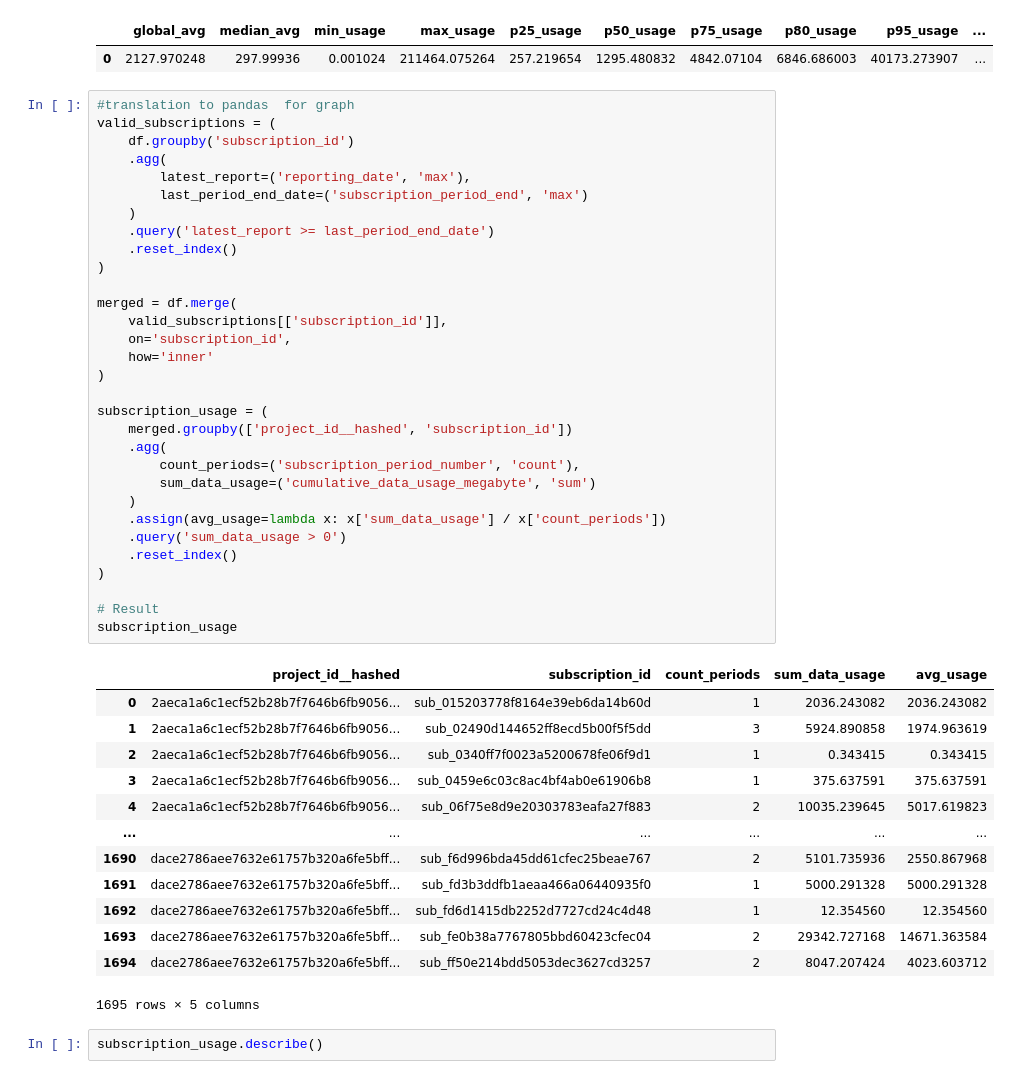
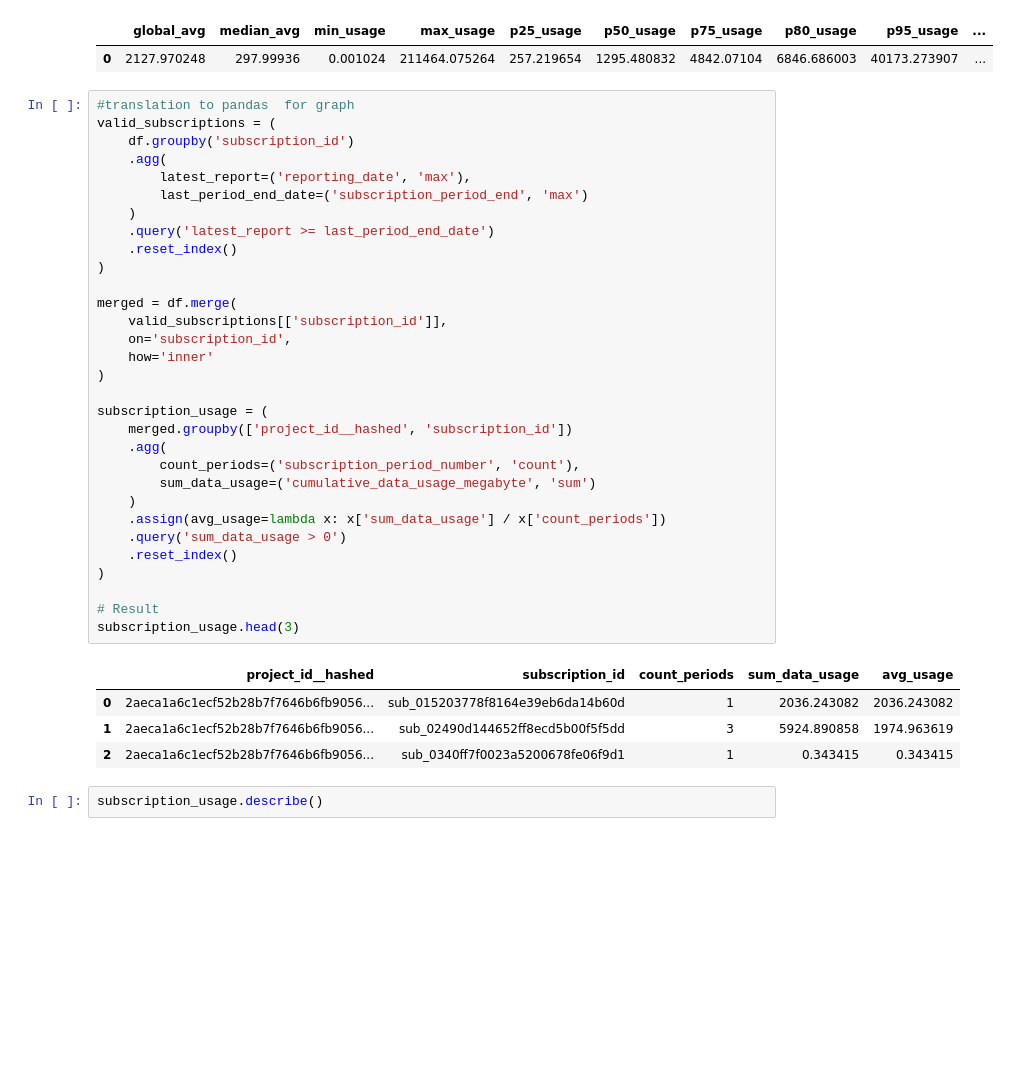
Before and after one commit to Robertoarce/gigs-sql, a Jupyter notebook: analysis.ipynb, the cells around one changed output. Saved outputs shown, nothing was run; the diff lists cells and outputs as text; blank space fills up the shorter version.

```diff
--- a/analysis.ipynb
+++ b/analysis.ipynb
@@ -435,43 +436,34 @@ valid_subscriptions = (
         latest_report=('reporting_date', 'max'),
         last_period_end_date=('subscription_period_end', 'max')
     )
     .query('latest_report >= last_period_end_date')
     .reset_index()
 )
 
 merged = df.merge(
     valid_subscriptions[['subscription_id']],
     on='subscription_id',
     how='inner'
 )
 
 subscription_usage = (
     merged.groupby(['project_id__hashed', 'subscription_id'])
     .agg(
         count_periods=('subscription_period_number', 'count'),
         sum_data_usage=('cumulative_data_usage_megabyte', 'sum')
     )
     .assign(avg_usage=lambda x: x['sum_data_usage'] / x['count_periods'])
     .query('sum_data_usage > 0')
     .reset_index()
 )
 
 # Result
-subscription_usage
+subscription_usage.head(3)
 # %% [output]
 |  | project_id__hashed | subscription_id | count_periods | sum_data_usage | avg_usage |
 | 0 | 2aeca1a6c1ecf52b28b7f7646b6fb9056... | sub_015203778f8164e39eb6da14b60d | 1 | 2036.243082 | 2036.243082 |
 | 1 | 2aeca1a6c1ecf52b28b7f7646b6fb9056... | sub_02490d144652ff8ecd5b00f5f5dd | 3 | 5924.890858 | 1974.963619 |
 | 2 | 2aeca1a6c1ecf52b28b7f7646b6fb9056... | sub_0340ff7f0023a5200678fe06f9d1 | 1 | 0.343415 | 0.343415 |
-| 3 | 2aeca1a6c1ecf52b28b7f7646b6fb9056... | sub_0459e6c03c8ac4bf4ab0e61906b8 | 1 | 375.637591 | 375.637591 |
-| 4 | 2aeca1a6c1ecf52b28b7f7646b6fb9056... | sub_06f75e8d9e20303783eafa27f883 | 2 | 10035.239645 | 5017.619823 |
-| ... | ... | ... | ... | ... | ... |
-| 1690 | dace2786aee7632e61757b320a6fe5bff... | sub_f6d996bda45dd61cfec25beae767 | 2 | 5101.735936 | 2550.867968 |
-| 1691 | dace2786aee7632e61757b320a6fe5bff... | sub_fd3b3ddfb1aeaa466a06440935f0 | 1 | 5000.291328 | 5000.291328 |
-| 1692 | dace2786aee7632e61757b320a6fe5bff... | sub_fd6d1415db2252d7727cd24c4d48 | 1 | 12.354560 | 12.354560 |
-| 1693 | dace2786aee7632e61757b320a6fe5bff... | sub_fe0b38a7767805bbd60423cfec04 | 2 | 29342.727168 | 14671.363584 |
-| 1694 | dace2786aee7632e61757b320a6fe5bff... | sub_ff50e214bdd5053dec3627cd3257 | 2 | 8047.207424 | 4023.603712 |
-1695 rows × 5 columns
 # %%
 subscription_usage.describe()
 # %% [output]
```
Also changed, not shown: parts of 25 cells of this notebook.
